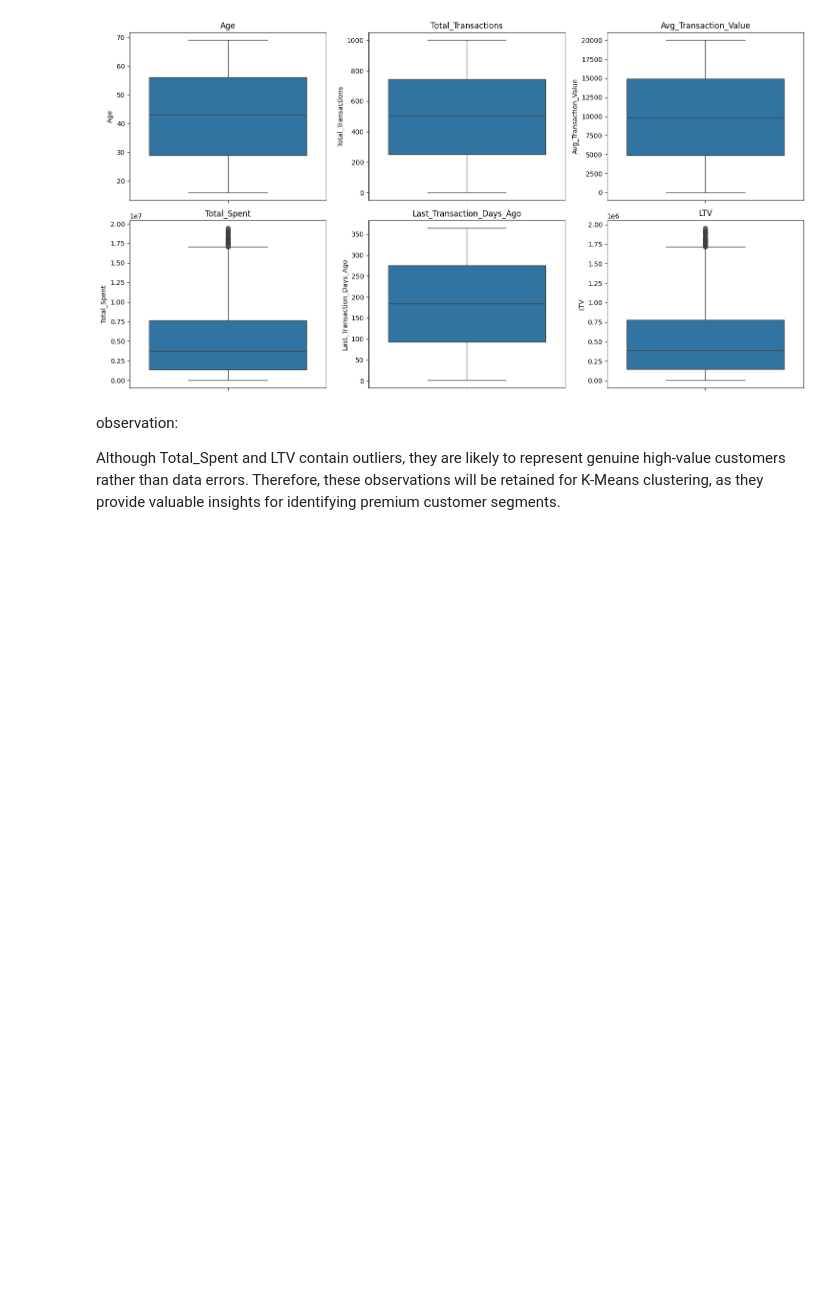
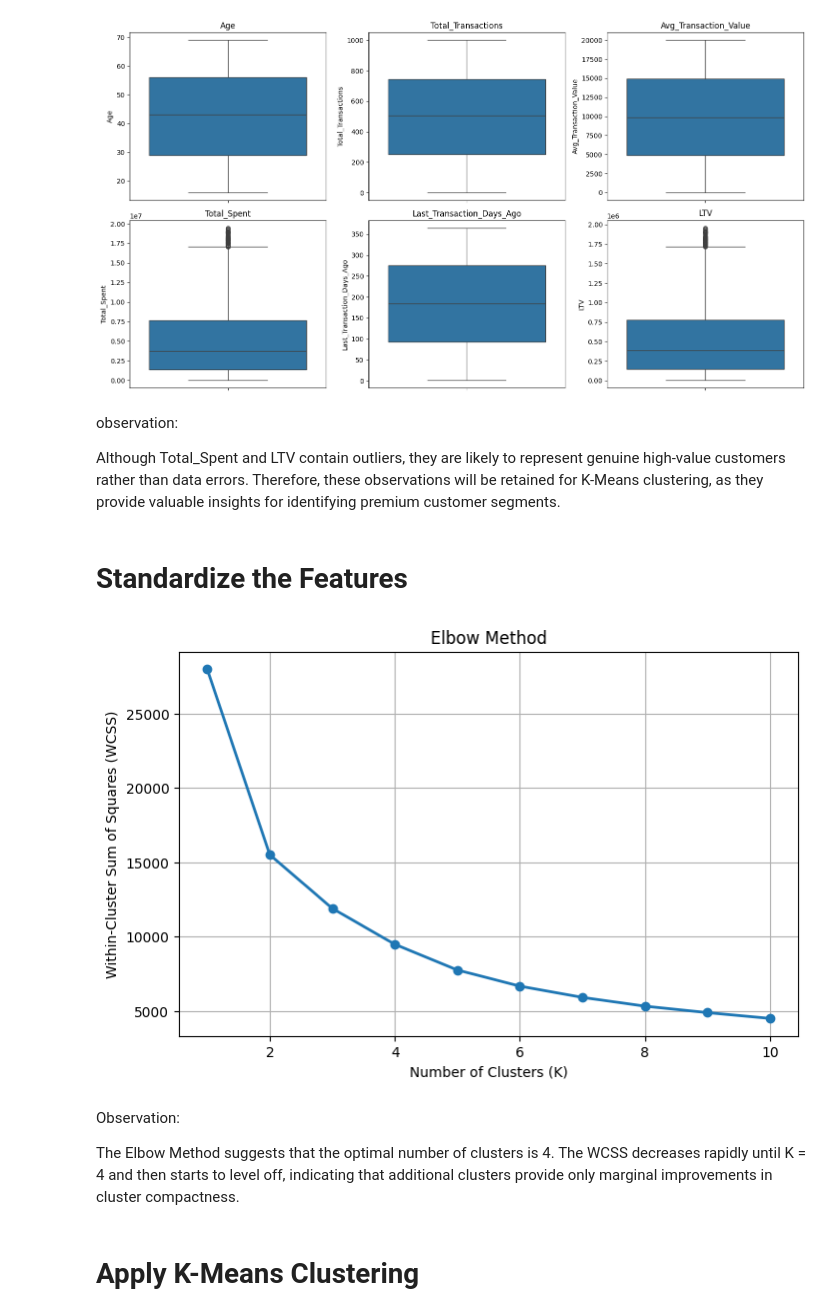
Before and after one commit to chilakala-jahnavi/Customer_Segmentation_and_CLV_Analysis, a Jupyter notebook: Customer_Segmentation_&_CLV_Analysis.ipynb, the cells around one changed output. Drawn from its saved outputs; the diff is of its cells as text; code cells hidden in the pictures; blank space fills up the shorter version.

```diff
--- a/Customer_Segmentation_&_CLV_Analysis.ipynb
+++ b/Customer_Segmentation_&_CLV_Analysis.ipynb
@@ -249,3 +249,5 @@ features = df[['Total_Transactions',
                'Total_Spent',
                'Last_Transaction_Days_Ago',
                'LTV']]
+# %% [markdown]
+# **Standardize the Features**
@@ -251,0 +267,44 @@ features = df[['Total_Transactions',
+# %%
+# Determine the optimal number of clusters using the Elbow Method.
+# WCSS (Within-Cluster Sum of Squares) measures how compact the clusters are.
+# We compute WCSS for different values of K and select the value where the
+# decrease in WCSS starts to level off (the "elbow" point).
+
+from sklearn.cluster import KMeans
+
+wcss = []
+
+for i in range(1, 11):
+    kmeans = KMeans(
+        n_clusters=i,
+        random_state=42,
+        n_init=10
+    )
+    kmeans.fit(scaled_features)
+    wcss.append(kmeans.inertia_)
+# %%
+# Plot the Elbow Method graph.
+# The optimal number of clusters is chosen at the point where increasing
+# the number of clusters results in diminishing improvements in WCSS.
+
+plt.figure(figsize=(8,5))
+
+plt.plot(range(1,11), wcss, marker='o', linewidth=2)
+
+plt.title("Elbow Method")
+plt.xlabel("Number of Clusters (K)")
+plt.ylabel("Within-Cluster Sum of Squares (WCSS)")
+plt.grid(True)
+
+plt.show()
+# %% [output]
+[figure, added]
+# %% [markdown]
+Observation:
+
+ The Elbow Method suggests that the optimal number of clusters is 4.
+The WCSS decreases rapidly until K = 4 and then starts to level off,
+ indicating that additional clusters provide only marginal improvements
+ in cluster compactness.
+# %% [markdown]
+# **Apply K-Means Clustering**
```
Also changed, not shown: parts of 10 cells of this notebook.
